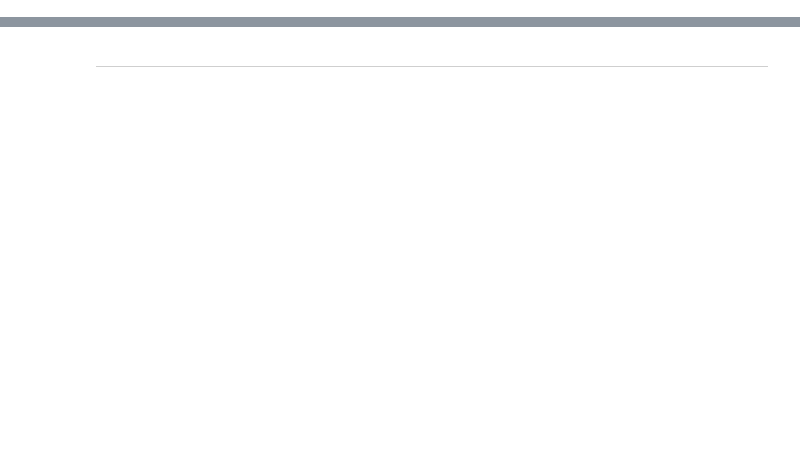
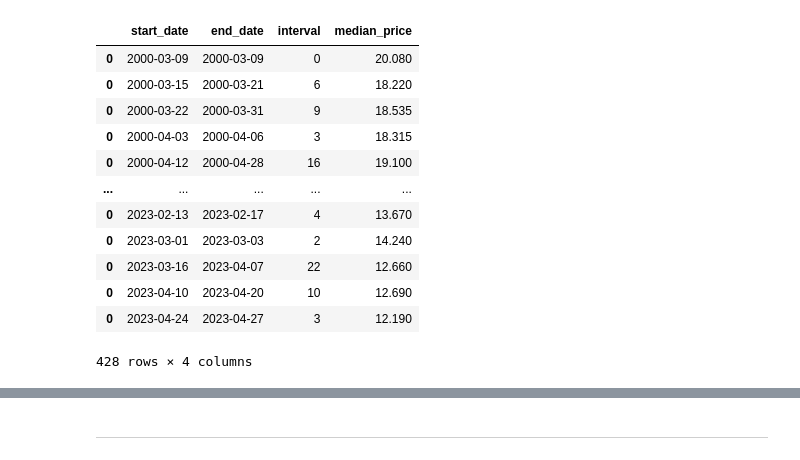
Before and after one commit to QsbpGroup/quant-stat-baby-project, a Jupyter notebook: 1.ipynb, the cells around one changed output, grey strips where cells are left out. Drawn from its saved outputs; the diff is of its cells as text; code cells hidden in the pictures; blank space fills up the shorter version.

```diff
--- a/1.ipynb
+++ b/1.ipynb
@@ -6,0 +8,16 @@ df = hl.df_init(filename)
+# %%
+result
+# %% [output]
+|  | start_date | end_date | interval | median_price |
+| 0 | 2000-03-09 | 2000-03-09 | 0 | 20.080 |
+| 0 | 2000-03-15 | 2000-03-21 | 6 | 18.220 |
+| 0 | 2000-03-22 | 2000-03-31 | 9 | 18.535 |
+| 0 | 2000-04-03 | 2000-04-06 | 3 | 18.315 |
+| 0 | 2000-04-12 | 2000-04-28 | 16 | 19.100 |
+| ... | ... | ... | ... | ... |
+| 0 | 2023-02-13 | 2023-02-17 | 4 | 13.670 |
+| 0 | 2023-03-01 | 2023-03-03 | 2 | 14.240 |
+| 0 | 2023-03-16 | 2023-04-07 | 22 | 12.660 |
+| 0 | 2023-04-10 | 2023-04-20 | 10 | 12.690 |
+| 0 | 2023-04-24 | 2023-04-27 | 3 | 12.190 |
+428 rows × 4 columns
```
Also changed, not shown: parts of 11 cells of this notebook, 1 other file.
